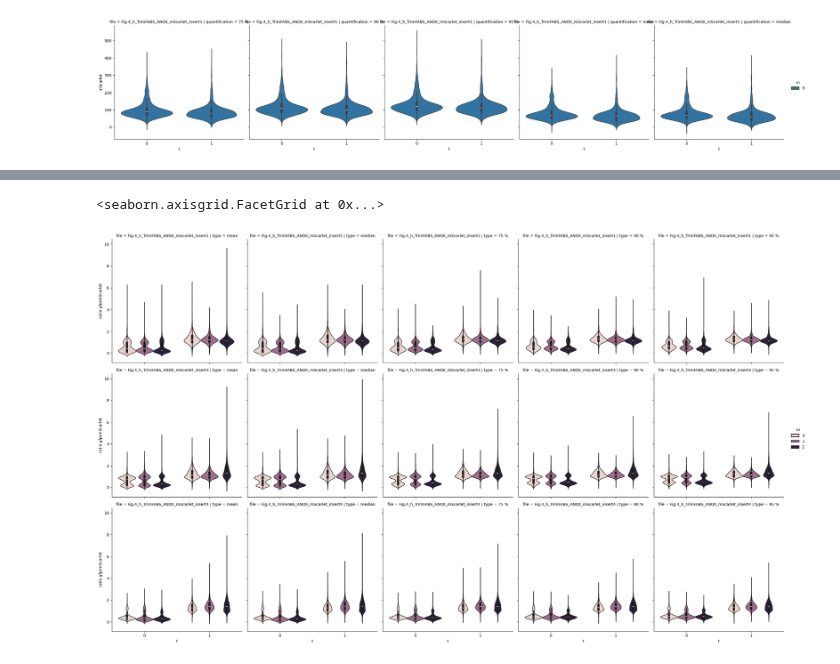
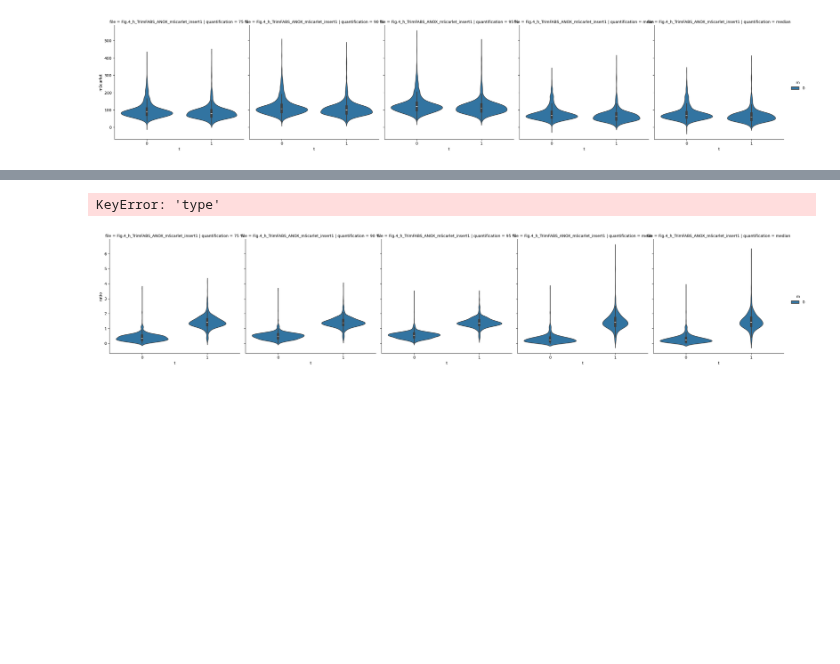
Before and after one commit to knutdrescher/biosensor-antibiotics, a Jupyter notebook: notebooks/2025-12-22-inverted-bladder-model.ipynb, the cells around one changed output, grey strips where cells are left out. Drawn from its saved outputs; the diff is of its cells as text; code cells hidden in the pictures; blank space fills up the shorter version.

```diff
--- a/notebooks/2025-12-22-inverted-bladder-model.ipynb
+++ b/notebooks/2025-12-22-inverted-bladder-model.ipynb
@@ -65,17 +97,26 @@ lbl.shape
 # %%
 dfs = []
+props_dfs = []
 for t in range(2):
     for m in trange(1):
         for i in tqdm([1]):#, 3, 4], leave=False):
             dfs.append(
                 calc_df(t, m, f"Fig.4_h_TrimFABS_ANOX_mScarlet_insert{i}")
             )
+            props_dfs.append(
+                get_props(t, m, f"Fig.4_h_TrimFABS_ANOX_mScarlet_insert{i}")
+            )
 # %% [output]
 [175. 238.]
 [177. 235.]
+# %%
+props_df = pd.concat(props_dfs, ignore_index=True)
+props_df["aspect ratio"] = props_df["axis_major_length"] / props_df["axis_minor_length"]
 # %%
 df = pd.concat(dfs, ignore_index=True)
 df = df.melt(id_vars=["t", "m", "file", "lbl_id", "type"], value_vars=value_vars, var_name="quantification")
 df = df.pivot_table(columns="type", values="value", index=["t", "m", "file", "lbl_id", "quantification"]).reset_index()
 df = df[df["ratio"]>0]
 df = df[df["ratio"]<10]
+
+df = df.merge(props_df, left_on=["lbl_id", "t", "m", "file"], right_on=["label", "t", "m", "file"])
@@ -164,13 +321,18 @@ df
+# %%
+df.pivot_table(columns="type", values="ratio", index=["t", "m", "file", "lbl_id", "quantification"]).reset_index()
+# %% [output]
+KeyError: 'type'
 # %%
 sns.catplot(
-    data=df,
+    data=df[df["aspect ratio"] > 2],
     x="t",
-    y="ratio gfp/mScarlet",
+    y="ratio",
     hue="m",
-    col="type",
+    col="quantification",
     row="file",
     kind="violin",
 )
+
+plt.savefig("/mnt/z/Dasha/2026-01-08-gfp-mscarlet-ratio.svg")
 # %% [output]
-<seaborn.axisgrid.FacetGrid at 0x...>
-[figure, old version]
+[figure, new version]
```
Also changed, not shown: parts of 27 cells of this notebook.
